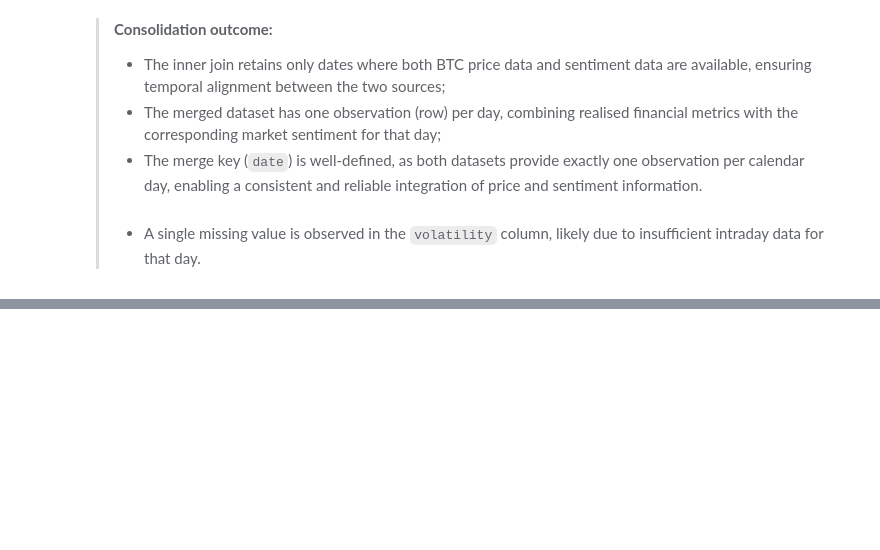
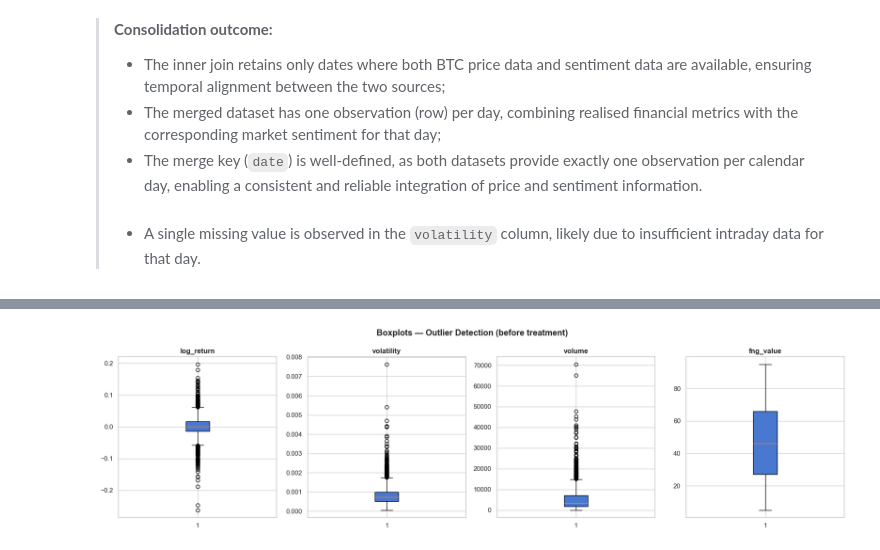
Before and after one commit to lozeva/crypto-sentiment-btc-analysis, a Jupyter notebook: crypto_sentiment_btc_analysis.ipynb, the cells around one changed output, grey strips where cells are left out. Saved outputs shown, nothing was run; the diff lists cells and outputs as text; code cells hidden in the pictures; blank space fills up the shorter version.

Commit message:
Add outlier detection and treatment (IQR + Winsorization) with analysis (Section 6)

```diff
--- a/crypto_sentiment_btc_analysis.ipynb
+++ b/crypto_sentiment_btc_analysis.ipynb
@@ -266,7 +266,7 @@ btc_raw[['datetime', 'date', 'open', 'close', 'minute_log_ret', 'volume']].head(
 
 daily_agg = btc_raw.groupby('date').agg( daily_open = ('open', 'first'),
                                          daily_close = ('close', 'last'),
-                                         olatility = ('minute_log_ret', 'std'),   # Realised intraday volatility
+                                         volatility = ('minute_log_ret', 'std'),   # Realised intraday volatility
                                          volume = ('volume', 'sum')).reset_index()
 
 daily_agg['log_return'] = np.log(daily_agg['daily_close'] / daily_agg['daily_open'])
@@ -340,14 +340,14 @@ Name: count, dtype: int64
 -> The Fear & Greed dataset was cleaned by removing rows with missing values, converting the `timestamp` to datetime and the `value` column to integer, and encoding `sentiment` as an ordered categorical variable, preparing the data for merging.
 # %%
 # Step 4: Merge on date (inner join -> only days present in both sources)
-df = pd.merge(daily_agg, fng, on='date', how='inner')
-df = df.sort_values('date').reset_index(drop=True)
+btc_fng = pd.merge(daily_agg, fng, on='date', how='inner')
+btc_fng = btc_fng.sort_values('date').reset_index(drop=True)
 
-print(f'Merged dataset: {df.shape}')
-print(f'Date range: {df["date"].min().date()} -> {df["date"].max().date()}')
-print(f'\nNull values after merge:\n{df.isna().sum()}')
+print(f'Merged dataset: {btc_fng.shape}')
+print(f'Date range: {btc_fng["date"].min().date()} -> {btc_fng["date"].max().date()}')
+print(f'\nNull values after merge:\n{btc_fng.isna().sum()}')
 print()
-df.head()
+btc_fng.head()
 # %% [output]
 Merged dataset: (2529, 9)
 Date range: 2018-02-01 -> 2025-01-07
@@ -377,0 +391,15 @@ dtype: int64
+# %%
+num_cols_plot = ['log_return', 'volatility', 'volume', 'fng_value']
+
+fig, axes = plt.subplots(1, 4, figsize=(18, 5))
+axes = axes.flatten() # Converting 2D array of axes into a flat list for easier interpretation
+
+for i, col in enumerate(num_cols_plot):
+    axes[i].boxplot(btc_fng[col].dropna(), vert=True, patch_artist=True)
+    axes[i].set_title(col, fontweight='bold')
+
+plt.suptitle('Boxplots — Outlier Detection (before treatment)', fontweight='bold')
+plt.tight_layout()
+plt.show()
+# %% [output]
+[figure, added]
```
Also changed, not shown: parts of 7 cells of this notebook.
